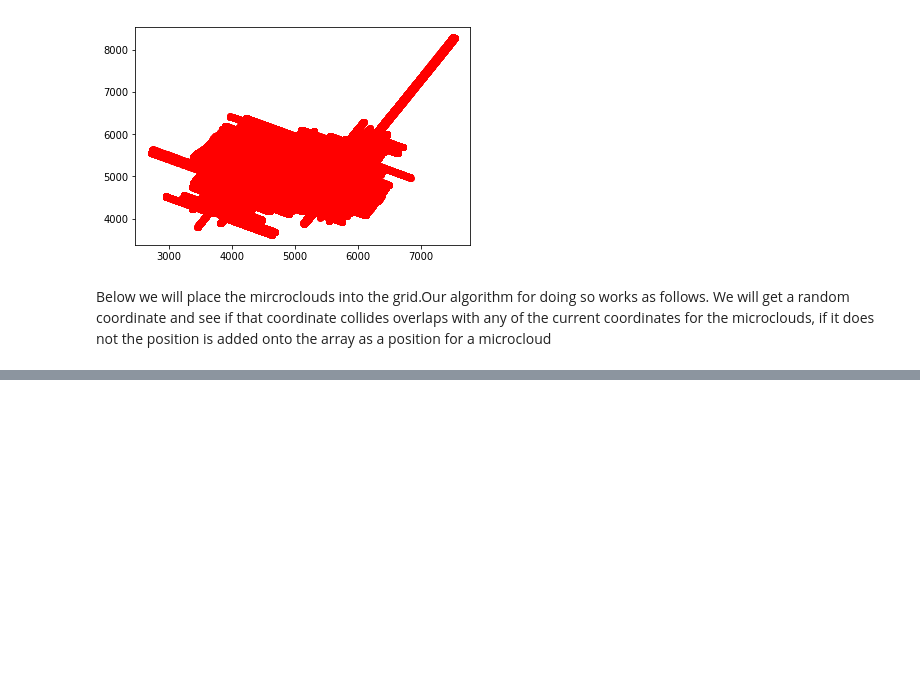
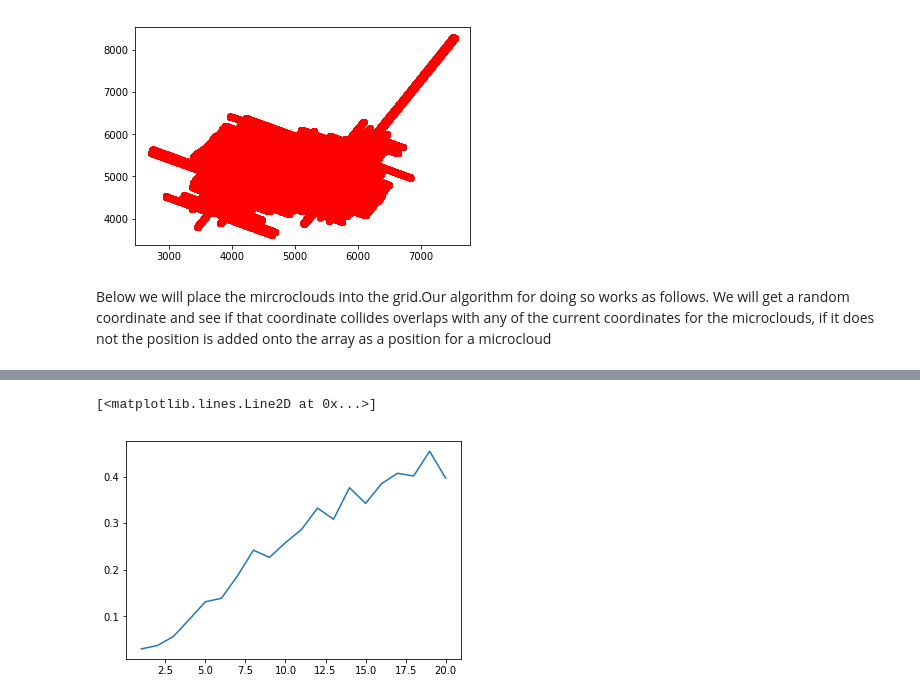
Before and after one commit to JuanMantica123/vanet_simulator, a Jupyter notebook: Vanet_Simulation_New_York.ipynb, the cells around one changed output, grey strips where cells are left out. Saved outputs shown, nothing was run; the diff lists cells and outputs as text; code cells hidden in the pictures; blank space fills up the shorter version.

```diff
--- a/Vanet_Simulation_New_York.ipynb
+++ b/Vanet_Simulation_New_York.ipynb
@@ -179,16 +142,19 @@ block_percentage,ninety_five_percentily
 # %%
-def simulation_by_number_of_clouds():
+def simulation_by_number_of_clouds(start=1,end=21,step=1):
+    total_blocks =12
     logging.getLogger().setLevel(logging.INFO)
     stats = []
-    for num_clouds in range(1,101):
+    for num_clouds in range(start,end,step):
         logging.info("Starting simulation with {} num of clouds".format(num_clouds))
-        microclouds_coords = create_coords(num_clouds,coordinates,MICROCLOUD_RANGE)
-        results = simulation(microclouds_coords=microclouds_coords)
-        stats_df = pd.DataFrame(results,columns=['id','blocks_received','blocks_needed'])
+        microclouds_coords = create_coords(coordinates,MICROCLOUD_RANGE,num_microclouds=num_clouds)
+        results = simulation(microclouds_coords,MICROCLOUD_RANGE,CARS,car_groups)
+        stats_df = pd.DataFrame(results,columns=['id','blocks_received','latency'])
         blocks_received = stats_df['blocks_received']
-        block_percentage = blocks_received.mean()/12
+        block_percentage = blocks_received.mean()/total_blocks
         ninety_five_percentily = np.percentile(blocks_received,5)
-        stats.append([num_clouds,block_percentage,ninety_five_percentily])
+        files_downloaded = len(stats_df['blocks_received']==total_blocks)
+        average_latency = stats_df['latency'].mean()
+        stats.append([num_clouds,block_percentage,ninety_five_percentily,files_downloaded,average_latency])
     return stats
 # %%
 stats = simulation_by_number_of_clouds()
@@ -212,0 +179,2 @@ INFO:root:Finished setup started simulation with 78 microclouds
+# %%
+df_stats = pd.DataFrame(stats,columns=['num_clouds','block_percentage','ninety_five_percentile'])
@@ -212,0 +201,5 @@ INFO:root:Finished setup started simulation with 78 microclouds
+# %%
+plt.plot(df_stats['num_clouds'],df_stats['block_percentage'])
+# %% [output]
+[<matplotlib.lines.Line2D at 0x...>]
+[figure, added]
```
Also changed, not shown: parts of 15 cells of this notebook, 11 other files.
